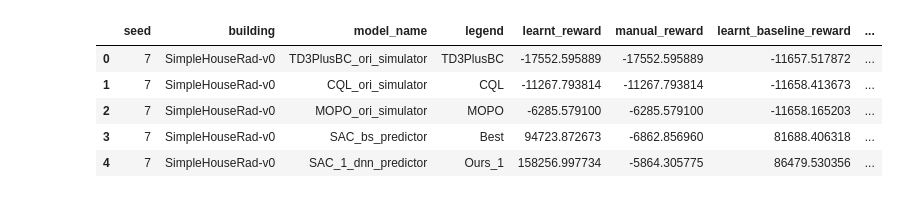
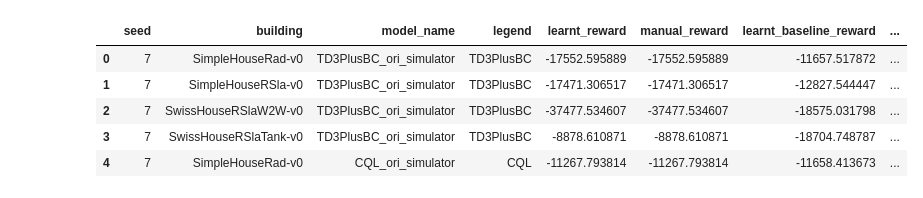
Before and after one commit to songCNMS/energym, a Jupyter notebook: result_stat.ipynb, the cells around one changed output. Cells and saved outputs as stored; diff of their text form; code cells hidden in the pictures.

```diff
--- a/result_stat.ipynb
+++ b/result_stat.ipynb
@@ -34,41 +34,53 @@
 # %%
 import pandas as pd
 # buildings_list = ["ApartmentsThermal-v0", "ApartmentsGrid-v0", "Apartments2Thermal-v0",
 #                   "Apartments2Grid-v0", "OfficesThermostat-v0", "MixedUseFanFCU-v0",
 #                   "SeminarcenterThermostat-v0", "SeminarcenterFull-v0", "SimpleHouseRad-v0",
 #                   "SimpleHouseRSla-v0", "SwissHouseRSlaW2W-v0", "SwissHouseRSlaTank-v0"]
 
-plot_building_names = ["SimpleHouseRad-v0"]
-seeds = [7]
+plot_building_names = ["SimpleHouseRad-v0", "SimpleHouseRSla-v0",
+                        "SwissHouseRSlaW2W-v0", "SwissHouseRSlaTank-v0"]
+seeds = [7, 13, 17, 19]
+
 # "MOPO_ori_simulator"
-model_names = ["TD3PlusBC_ori_simulator", "CQL_ori_simulator", "MOPO_ori_simulator", "SAC_bs_predictor",
-               "SAC_1_dnn_predictor", "SAC_4_dnn_predictor", "SAC_8_dnn_predictor"]
-legend_names = ["TD3PlusBC", "CQL", "MOPO", "Best", "Ours_1", "Ours_4", "Ours_8"]
+model_names = ["TD3PlusBC_ori_simulator", "CQL_ori_simulator", "MOPO_ori_simulator",
+               "SAC_bs_predictor", "SAC_4_dnn_predictor", "SAC_8_dnn_predictor"]
+legend_names = ["TD3PlusBC", "CQL", "MOPO", "Best", "Ours_4", "Ours_8"]
+
+len_traj = 1
+
+# model_names = ["SAC_{}_dnn_predictor{}_alpha1", "SAC_{}_dnn_predictor{}_alpha2",
+#                "SAC_{}_dnn_predictor{}_alpha4", "SAC_{}_dnn_predictor{}_alpha6",
+#                "SAC_{}_dnn_predictor{}_alpha8", "SAC_{}_dnn_predictor{}_alpha10"]
+# legend_names = ["alpha1" , "alpha2", "alpha4", "alpha6", "alpha8", "alpha10"]
+
 # model_names = ["TD3PlusBC_ori_simulator", "CQL_ori_simulator", "SAC_bs_predictor", "SAC_dnn_predictor"]
 # legend_names = ["TD3PlusBC", "CQL", "Best", "Ours"]
 res_cols = ["manual_baseline_eval_episode_reward", "manual_eval_episode_reward"]
 
 colors = ['r', 'g', 'r--', 'g--']
 
 res_data = []
 for seed in seeds:
-    for model_name, legend_name in zip(model_names, legend_names):
+    for _model_name, legend_name in zip(model_names, legend_names):
         for building in plot_building_names:
-            res_loc = f"data/models/{building}/{model_name}_seed{seed}/logs/best/rewards.csv"
+            model_name = _model_name + "_seed%i"%seed #.format(len_traj, "_seed%i"%seed)
+            res_loc = f"data/data_aml/models/{building}/{model_name}/logs/best/rewards.csv"
             res_row = pd.read_csv(res_loc).iloc[-1, :]
-            res_data.append([seed, building, model_name, legend_name,
+            model_col_name = _model_name #.format(len_traj, "")
+            res_data.append([seed, building, model_col_name, legend_name,
                              res_row["eval_episode_reward"], res_row["manual_eval_episode_reward"],
                              res_row["baseline_eval_episode_reward"], res_row["manual_baseline_eval_episode_reward"]])
 res_df = pd.DataFrame(res_data, columns=["seed", "building", "model_name",
                                          "legend", "learnt_reward", "manual_reward",
                                          "learnt_baseline_reward", "manual_baseline_reward"])
 
 
 res_df.head()
 # %% [output]
 |  | seed | building | model_name | legend | learnt_reward | manual_reward | learnt_baseline_reward | ... |
 | 0 | 7 | SimpleHouseRad-v0 | TD3PlusBC_ori_simulator | TD3PlusBC | -17552.595889 | -17552.595889 | -11657.517872 | ... |
-| 1 | 7 | SimpleHouseRad-v0 | CQL_ori_simulator | CQL | -11267.793814 | -11267.793814 | -11658.413673 | ... |
-| 2 | 7 | SimpleHouseRad-v0 | MOPO_ori_simulator | MOPO | -6285.579100 | -6285.579100 | -11658.165203 | ... |
-| 3 | 7 | SimpleHouseRad-v0 | SAC_bs_predictor | Best | 94723.872673 | -6862.856960 | 81688.406318 | ... |
-| 4 | 7 | SimpleHouseRad-v0 | SAC_1_dnn_predictor | Ours_1 | 158256.997734 | -5864.305775 | 86479.530356 | ... |
+| 1 | 7 | SimpleHouseRSla-v0 | TD3PlusBC_ori_simulator | TD3PlusBC | -17471.306517 | -17471.306517 | -12827.544447 | ... |
+| 2 | 7 | SwissHouseRSlaW2W-v0 | TD3PlusBC_ori_simulator | TD3PlusBC | -37477.534607 | -37477.534607 | -18575.031798 | ... |
+| 3 | 7 | SwissHouseRSlaTank-v0 | TD3PlusBC_ori_simulator | TD3PlusBC | -8878.610871 | -8878.610871 | -18704.748787 | ... |
+| 4 | 7 | SimpleHouseRad-v0 | CQL_ori_simulator | CQL | -11267.793814 | -11267.793814 | -11658.413673 | ... |
```
Also changed, not shown: parts of 5 cells of this notebook, 3 other files.
